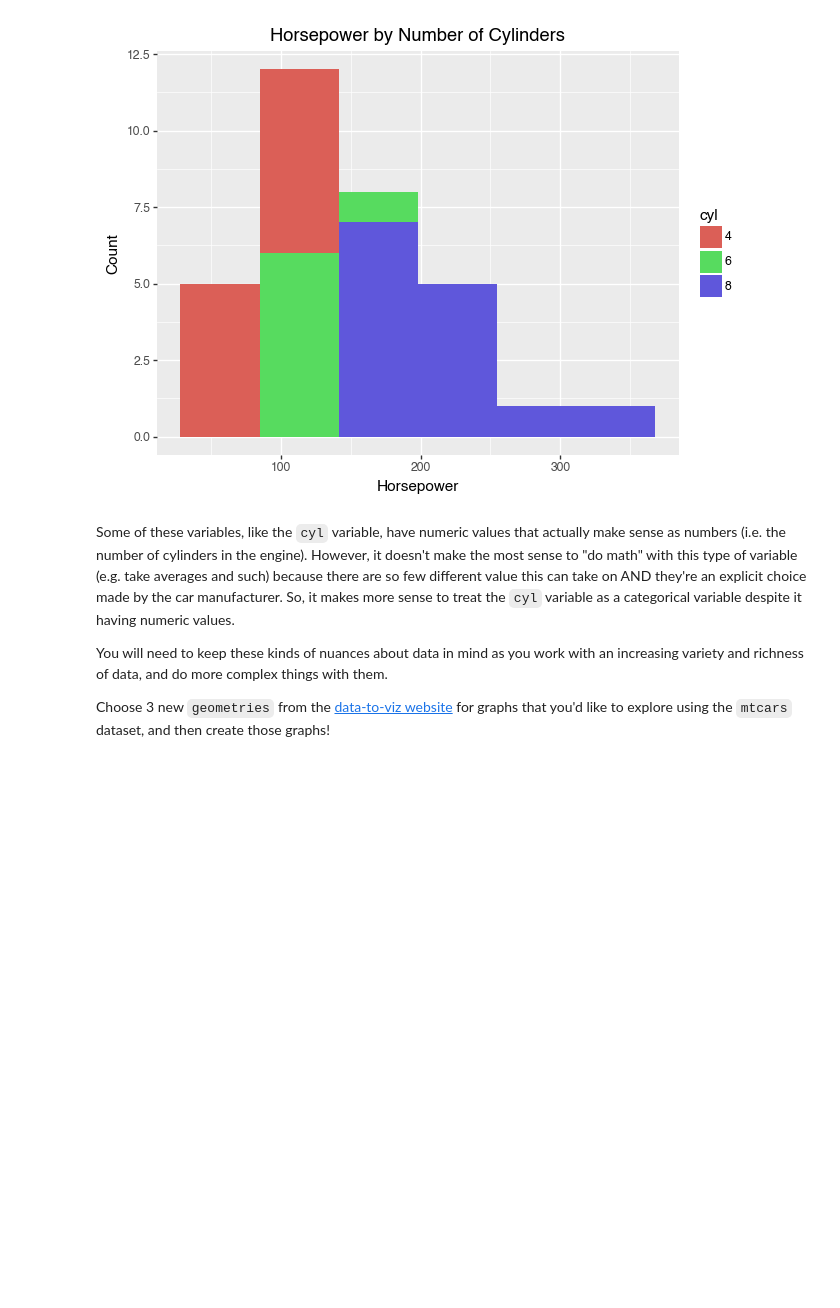
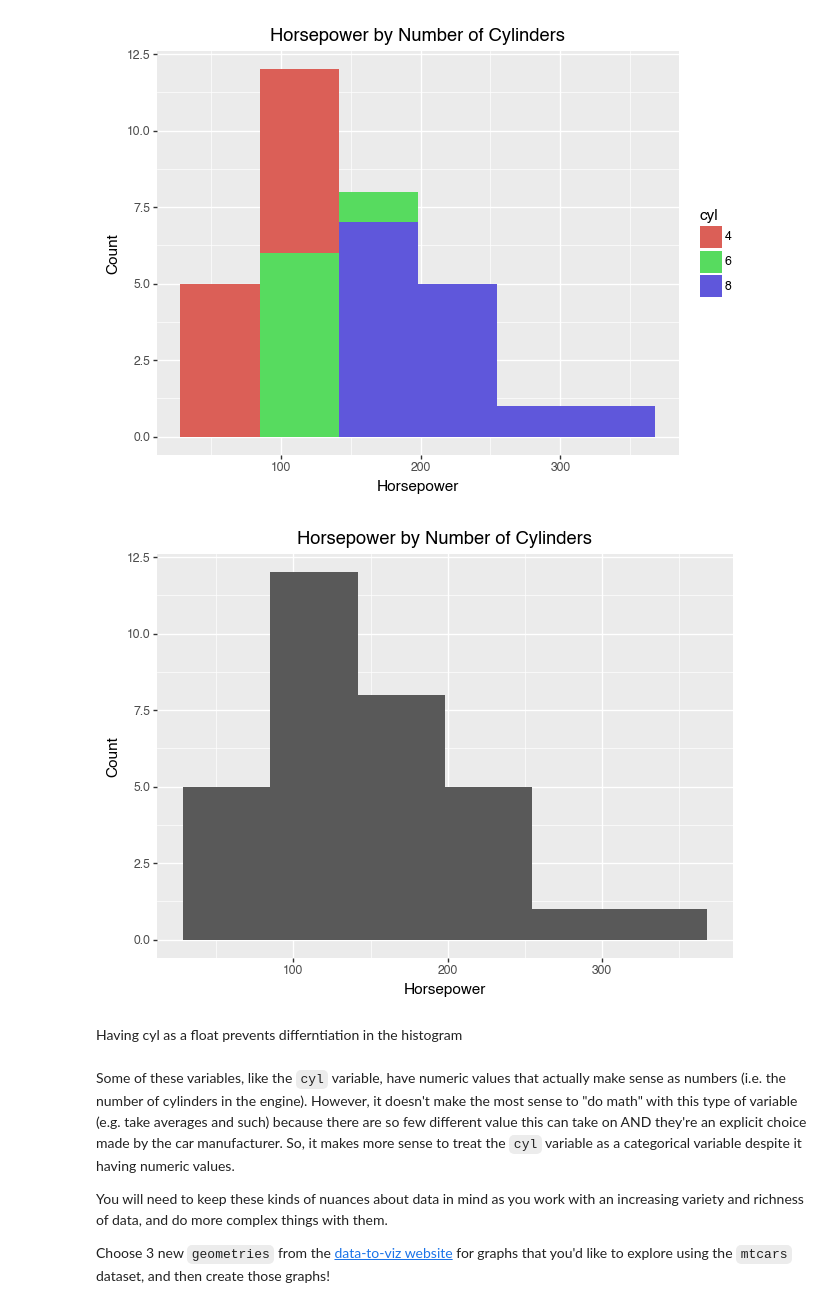
Before and after one commit to PharaohPooh/GSB_544, a Jupyter notebook: Week_1/JRC_Problem1.3/Problem1_3JRC.ipynb, the cells around one changed output. Drawn from its saved outputs; the diff is of its cells as text; code cells hidden in the pictures; blank space fills up the shorter version.

```diff
--- a/Week_1/JRC_Problem1.3/Problem1_3JRC.ipynb
+++ b/Week_1/JRC_Problem1.3/Problem1_3JRC.ipynb
@@ -130,6 +130,25 @@ df["cyl"] = df["cyl"].astype(str)
 )
 # %% [output]
 [figure]
+# %%
+#return cyl back to float
+df["cyl"] = df["cyl"].astype(float)
+(p9.ggplot(df,
+        p9.aes(
+            x="hp",
+            fill="cyl"
+        )
+    )
+    + p9.geom_histogram() + p9.labs(
+        title="Horsepower by Number of Cylinders",
+        x="Horsepower",
+        y="Count"
+    )
+)
+# %% [output]
+[figure, added]
+# %% [markdown]
+Having cyl as a float prevents differntiation in the histogram
 # %% [markdown]
 Some of these variables, like the `cyl` variable, have numeric values that actually make sense as numbers (i.e. the number of cylinders in the engine). However, it doesn't make the most sense to "do math" with this type of variable (e.g. take averages and such) because there are so few different value this can take on AND they're an explicit choice made by the car manufacturer. So, it makes more sense to treat the `cyl` variable as a categorical variable despite it having numeric values.
 
```
Also changed, not shown: 1 other file.
